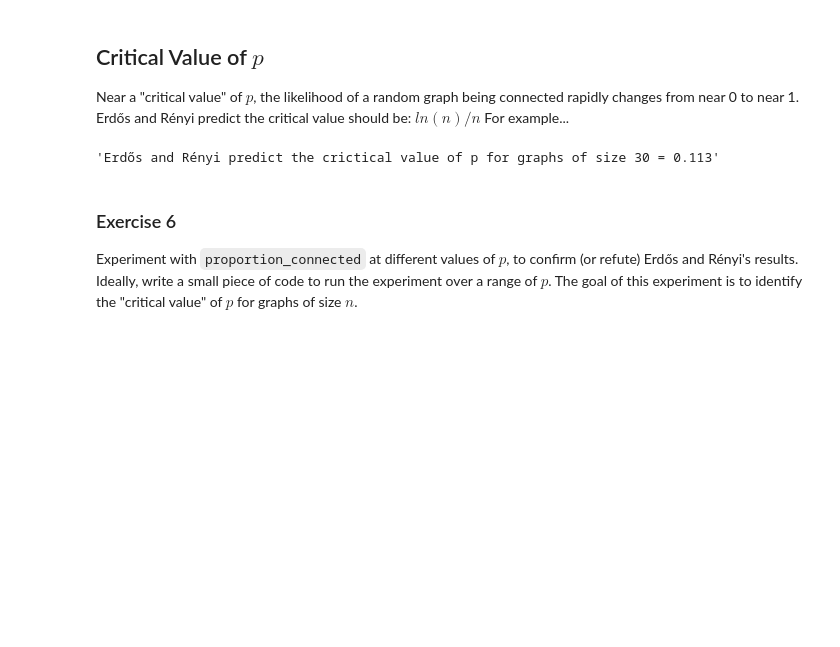
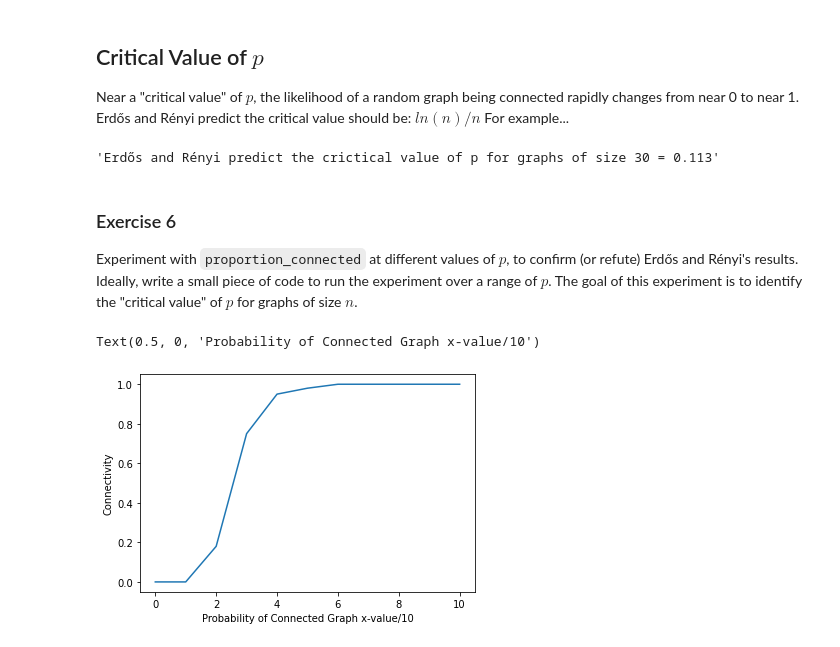
Before and after one commit to owengenge/cap-comp215, a Jupyter notebook: labs/lab04.ipynb, the cells around one changed output. Saved outputs shown, nothing was run; the diff lists cells and outputs as text; code cells hidden in the pictures; blank space fills up the shorter version.

```diff
--- a/labs/lab04.ipynb
+++ b/labs/lab04.ipynb
@@ -415,0 +414,16 @@ The goal of this experiment is to identify the "critical value" of $p$ for graph
+# %%
+# Solution for Ex. 6 goes here...
+def critical_value(n, p, iters=100):
+  p_range = [(i/100) for i in range(0, int((p*100)+1), 5)]
+  probabilities = [proportion_connected(n, p_range[i], iters=100) for i in range(len(p_range))]
+
+  return probabilities
+
+probabilities_list = critical_value(30, 0.5)
+
+plt.plot(probabilities_list)
+plt.ylabel('Connectivity')
+plt.xlabel('Probability of Connected Graph x-value/10')
+# %% [output]
+Text(0.5, 0, 'Probability of Connected Graph x-value/10')
+[figure, added]
```
Also changed, not shown: parts of 3 cells of this notebook.
